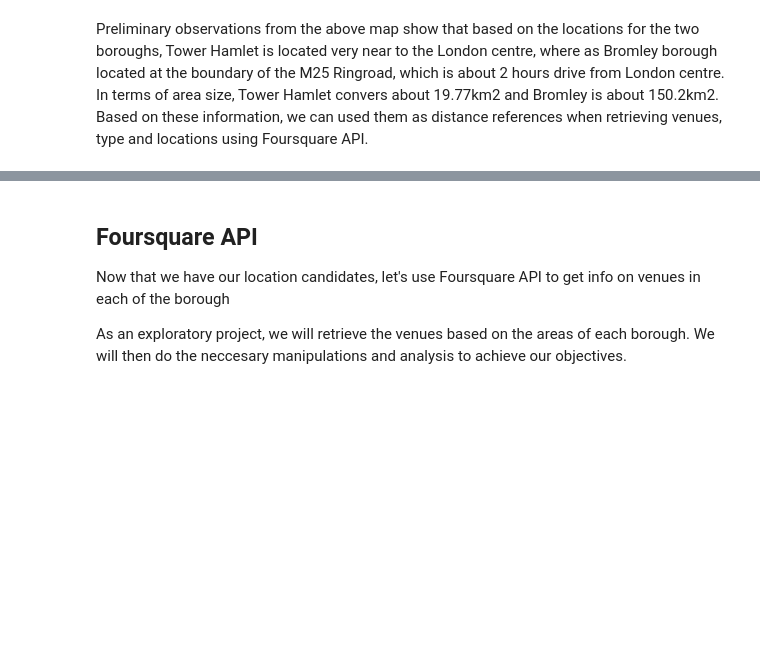
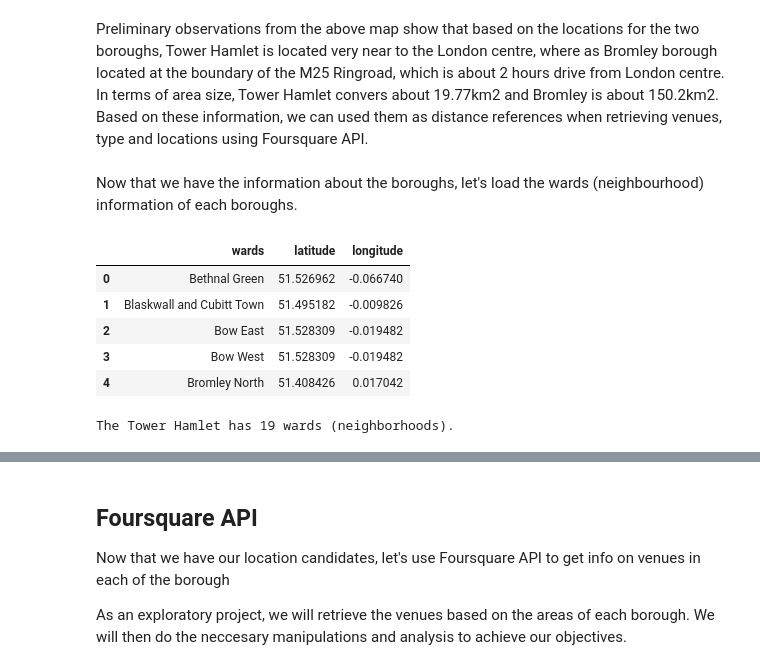
Before and after one commit to sinwee1976/Capstone_project_The_Battle_of_Neighborhood, a Jupyter notebook: The_Battle_of_London_Boroughs - Week 2.ipynb, the cells around one changed output, grey strips where cells are left out. Saved outputs shown, nothing was run; the diff lists cells and outputs as text; code cells hidden in the pictures; blank space fills up the shorter version.

```diff
--- a/The_Battle_of_London_Boroughs - Week 2.ipynb
+++ b/The_Battle_of_London_Boroughs - Week 2.ipynb
@@ -101,2 +103,24 @@ london_map
 # %% [markdown]
 Preliminary observations from the above map show that based on the locations for the two boroughs, Tower Hamlet is located very near to the London centre, where as Bromley borough located at the boundary of the M25 Ringroad, which is about 2 hours drive from London centre. In terms of area size, Tower Hamlet convers about 19.77km2 and Bromley is about 150.2km2. Based on these information, we can used them as distance references when retrieving venues, type and locations  using Foursquare API.
+# %% [markdown]
+Now that we have the information about the boroughs, let's load the wards (neighbourhood) information of each boroughs.
+# %%
+import pandas as pd
+
+TH_data = pd.read_csv('TH_neighbourhoods.csv')
+TH_data.head()
+# %% [output]
+|  | wards | latitude | longitude |
+| 0 | Bethnal Green | 51.526962 | -0.066740 |
+| 1 | Blaskwall and Cubitt Town | 51.495182 | -0.009826 |
+| 2 | Bow East | 51.528309 | -0.019482 |
+| 3 | Bow West | 51.528309 | -0.019482 |
+| 4 | Bromley North | 51.408426 | 0.017042 |
+# %%
+print('Borough of Tower Hamlet has {} wards (neighborhoods).'.format(
+        len(TH_data['wards'].unique()),
+        TH_data.shape[0]
+    )
+)
+# %% [output]
+The Tower Hamlet has 19 wards (neighborhoods).
```
Also changed, not shown: parts of 6 cells of this notebook.
